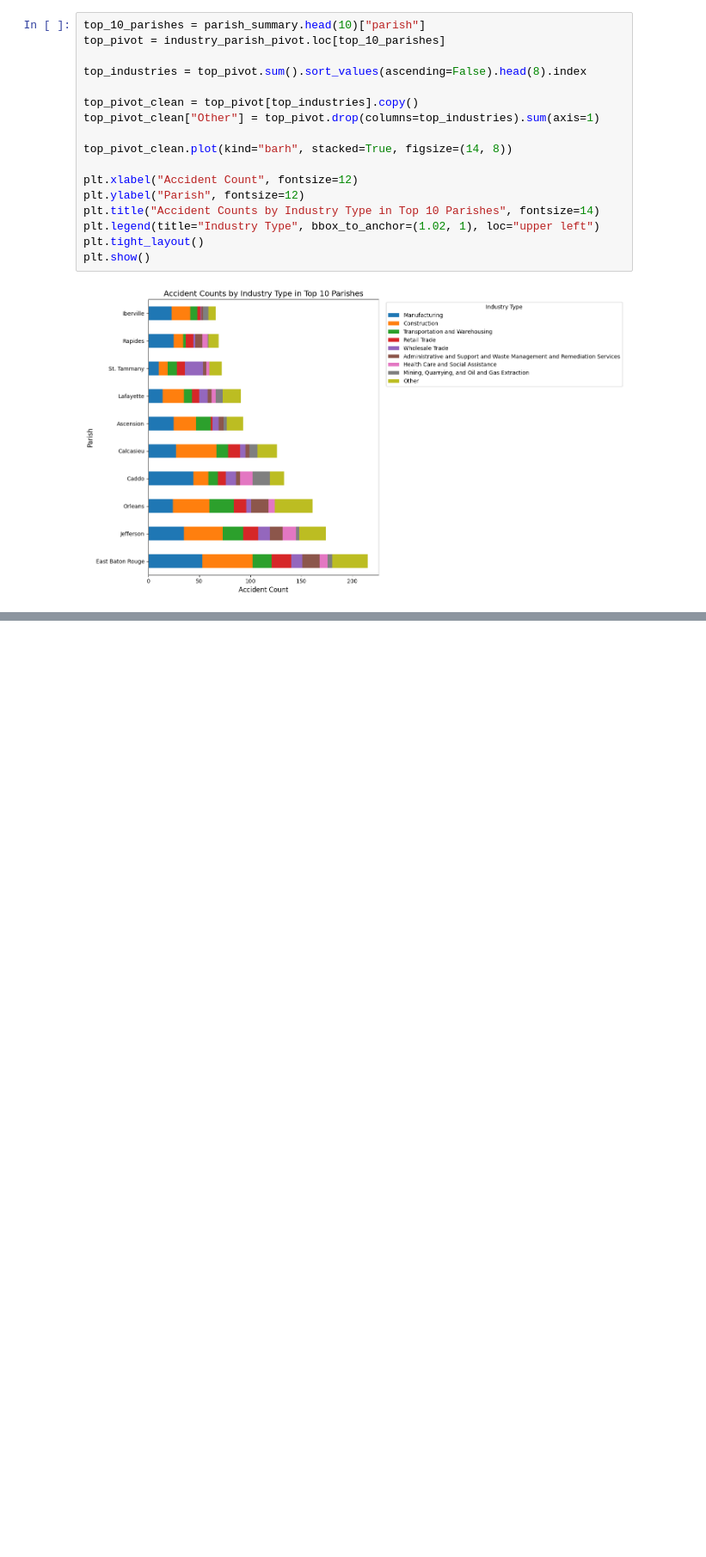
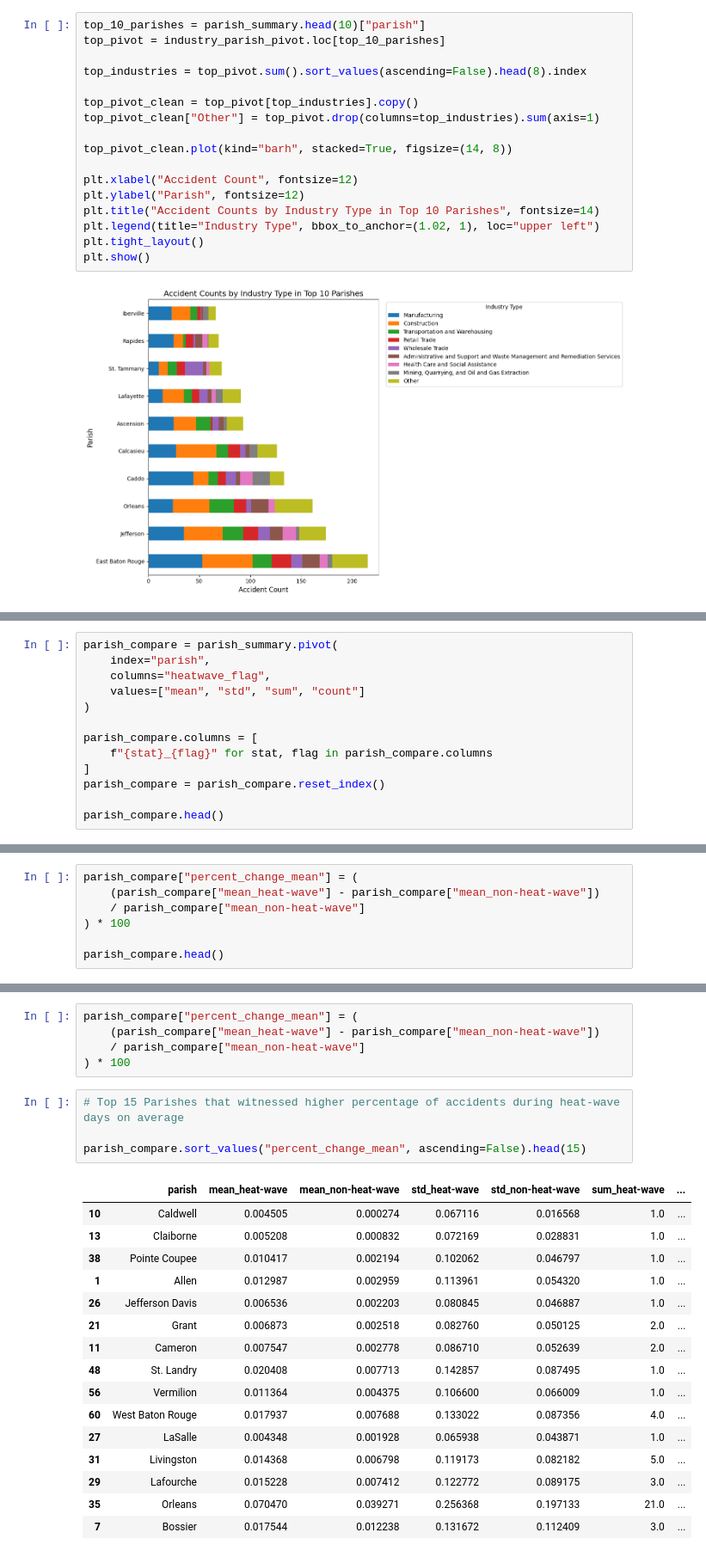
Before and after one commit to RionelxSlovesky/heatwave-accident-analysis-louisiana, a Jupyter notebook: notebooks/main_analysis.ipynb, the cells around one changed output, grey strips where cells are left out. Shown at 86% size. Saved outputs shown, nothing was run; the diff lists cells and outputs as text; blank space fills up the shorter version.

```diff
--- a/notebooks/main_analysis.ipynb
+++ b/notebooks/main_analysis.ipynb
@@ -172,0 +294,13 @@ plt.show()
+# %%
+parish_compare = parish_summary.pivot(
+    index="parish",
+    columns="heatwave_flag",
+    values=["mean", "std", "sum", "count"]
+)
+
+parish_compare.columns = [
+    f"{stat}_{flag}" for stat, flag in parish_compare.columns
+]
+parish_compare = parish_compare.reset_index()
+
+parish_compare.head()
@@ -172,0 +314,7 @@ plt.show()
+# %%
+parish_compare["percent_change_mean"] = (
+    (parish_compare["mean_heat-wave"] - parish_compare["mean_non-heat-wave"])
+    / parish_compare["mean_non-heat-wave"]
+) * 100
+
+parish_compare.head()
@@ -172,0 +332,26 @@ plt.show()
+# %%
+parish_compare["percent_change_mean"] = (
+    (parish_compare["mean_heat-wave"] - parish_compare["mean_non-heat-wave"])
+    / parish_compare["mean_non-heat-wave"]
+) * 100
+# %%
+# Top 15 Parishes that witnessed higher percentage of accidents during heat-wave days on average
+
+parish_compare.sort_values("percent_change_mean", ascending=False).head(15)
+# %% [output]
+|  | parish | mean_heat-wave | mean_non-heat-wave | std_heat-wave | std_non-heat-wave | sum_heat-wave | ... |
+| 10 | Caldwell | 0.004505 | 0.000274 | 0.067116 | 0.016568 | 1.0 | ... |
+| 13 | Claiborne | 0.005208 | 0.000832 | 0.072169 | 0.028831 | 1.0 | ... |
+| 38 | Pointe Coupee | 0.010417 | 0.002194 | 0.102062 | 0.046797 | 1.0 | ... |
+| 1 | Allen | 0.012987 | 0.002959 | 0.113961 | 0.054320 | 1.0 | ... |
+| 26 | Jefferson Davis | 0.006536 | 0.002203 | 0.080845 | 0.046887 | 1.0 | ... |
+| 21 | Grant | 0.006873 | 0.002518 | 0.082760 | 0.050125 | 2.0 | ... |
+| 11 | Cameron | 0.007547 | 0.002778 | 0.086710 | 0.052639 | 2.0 | ... |
+| 48 | St. Landry | 0.020408 | 0.007713 | 0.142857 | 0.087495 | 1.0 | ... |
+| 56 | Vermilion | 0.011364 | 0.004375 | 0.106600 | 0.066009 | 1.0 | ... |
+| 60 | West Baton Rouge | 0.017937 | 0.007688 | 0.133022 | 0.087356 | 4.0 | ... |
+| 27 | LaSalle | 0.004348 | 0.001928 | 0.065938 | 0.043871 | 1.0 | ... |
+| 31 | Livingston | 0.014368 | 0.006798 | 0.119173 | 0.082182 | 5.0 | ... |
+| 29 | Lafourche | 0.015228 | 0.007412 | 0.122772 | 0.089175 | 3.0 | ... |
+| 35 | Orleans | 0.070470 | 0.039271 | 0.256368 | 0.197133 | 21.0 | ... |
+| 7 | Bossier | 0.017544 | 0.012238 | 0.131672 | 0.112409 | 3.0 | ... |
```
Also changed, not shown: parts of 43 cells of this notebook, 4 other files.
